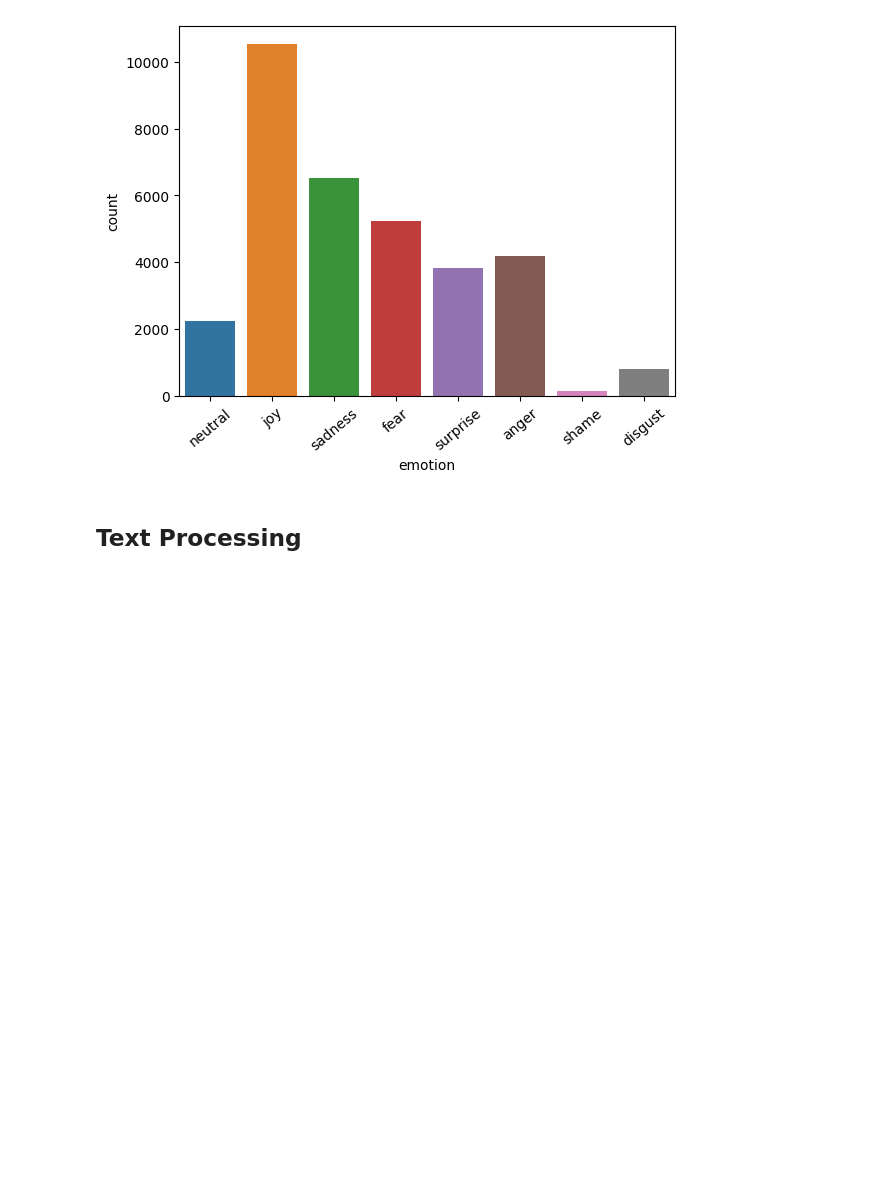
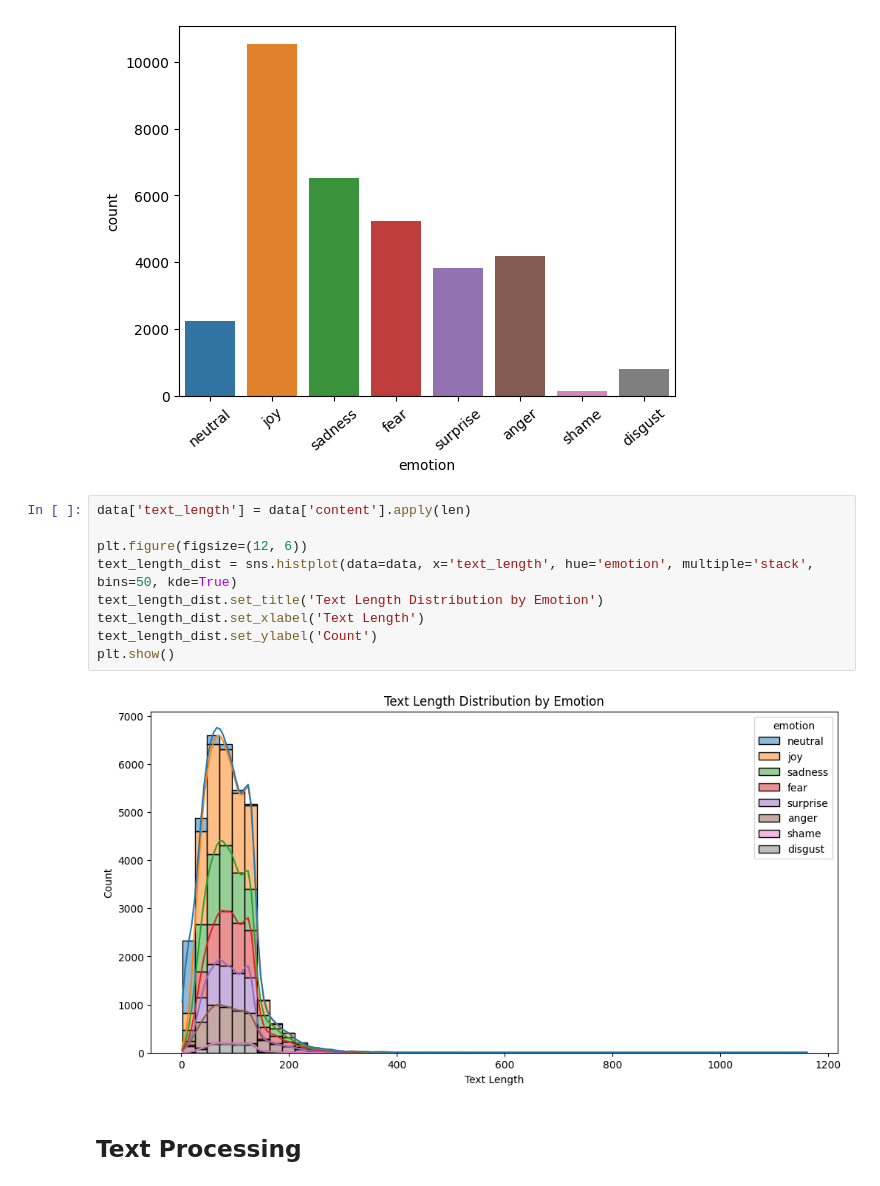
Before and after one commit to SandhiyaAcharya/Emotion_Analysis, a Jupyter notebook: Emotion_Analysis.ipynb, the cells around one changed output. Cells and saved outputs as stored; diff of their text form; blank space fills up the shorter version.

Commit message:
Data Visualization Updated

```diff
--- a/Emotion_Analysis.ipynb
+++ b/Emotion_Analysis.ipynb
@@ -121,6 +122,17 @@ emotions_count.set_xticklabels(emotions_count.get_xticklabels(), rotation=40)
  Text(6, 0, 'shame'),
  Text(7, 0, 'disgust')]
 [figure]
+# %%
+data['text_length'] = data['content'].apply(len)
+
+plt.figure(figsize=(12, 6))
+text_length_dist = sns.histplot(data=data, x='text_length', hue='emotion', multiple='stack', bins=50, kde=True)
+text_length_dist.set_title('Text Length Distribution by Emotion')
+text_length_dist.set_xlabel('Text Length')
+text_length_dist.set_ylabel('Count')
+plt.show()
+# %% [output]
+[figure, added]
 # %% [markdown]
 ## Text Processing
 # %%
```
Also changed, not shown: parts of 5 cells of this notebook.
